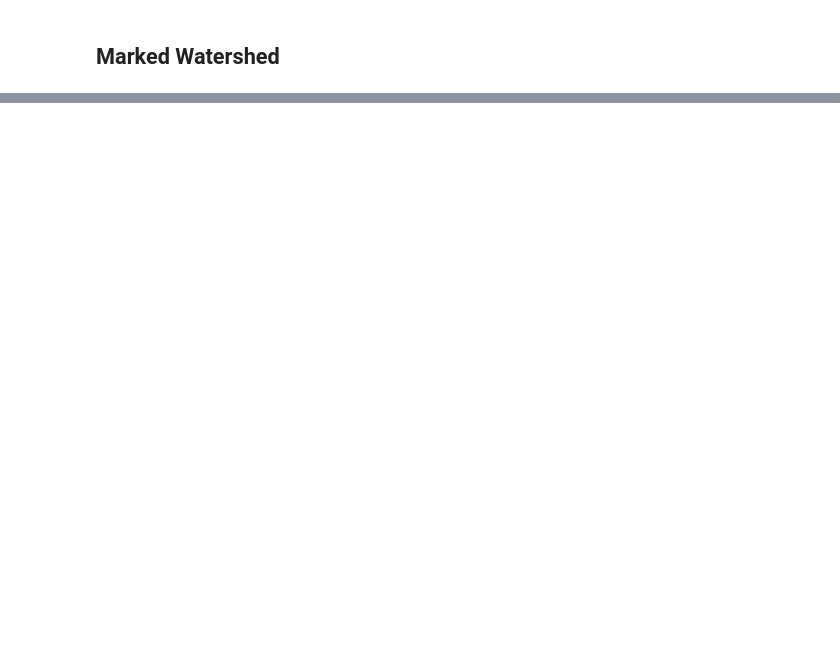
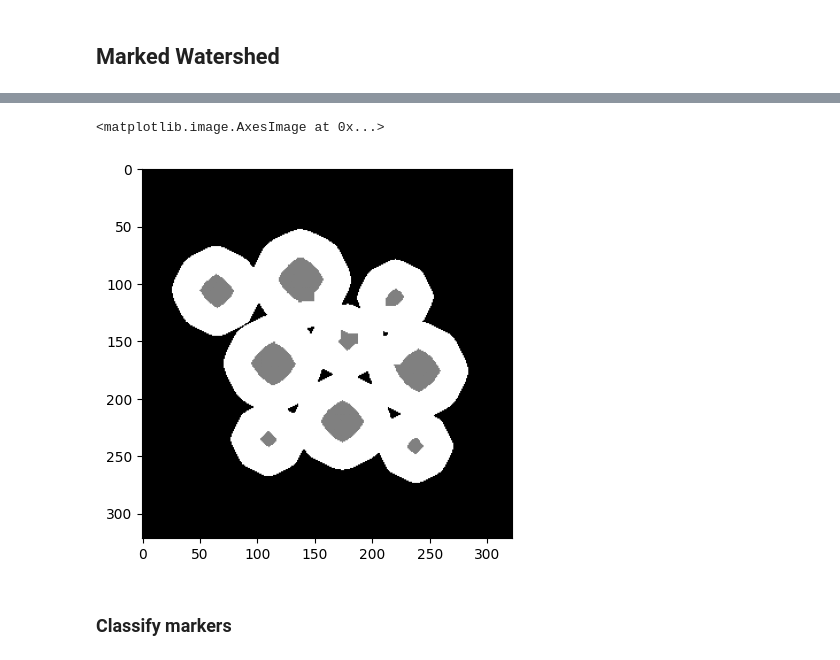
Before and after one commit to oldeu-boi/marker-based-watershed-segmentation-algorithm, a Jupyter notebook: marker-based-watershed-segmentation.ipynb, the cells around one changed output, grey strips where cells are left out. Drawn from its saved outputs; the diff is of its cells as text; code cells hidden in the pictures; blank space fills up the shorter version.

```diff
--- a/marker-based-watershed-segmentation.ipynb
+++ b/marker-based-watershed-segmentation.ipynb
@@ -169,0 +173,6 @@ plt.imshow(reconstructed_image, cmap='gray_r')
+# %%
+# prune the maxima of distance map to get sure foreground with threshold
+sf = reconstructed_image.clone()
+sf[sf < 17] = 0
+sf[sf > 0] = 1
+plt.imshow(sf, cmap='gray')
@@ -169,0 +261,11 @@ plt.imshow(reconstructed_image, cmap='gray_r')
+# %%
+
+# add background marker
+bg_marker = sb_img.clone()
+bg_marker[sf.to(torch.bool) ] = 0.5
+plt.imshow(bg_marker, cmap='gray')
+# %% [output]
+<matplotlib.image.AxesImage at 0x...>
+[figure, added]
+# %% [markdown]
+### Classify markers
```
Also changed, not shown: parts of 10 cells of this notebook.
